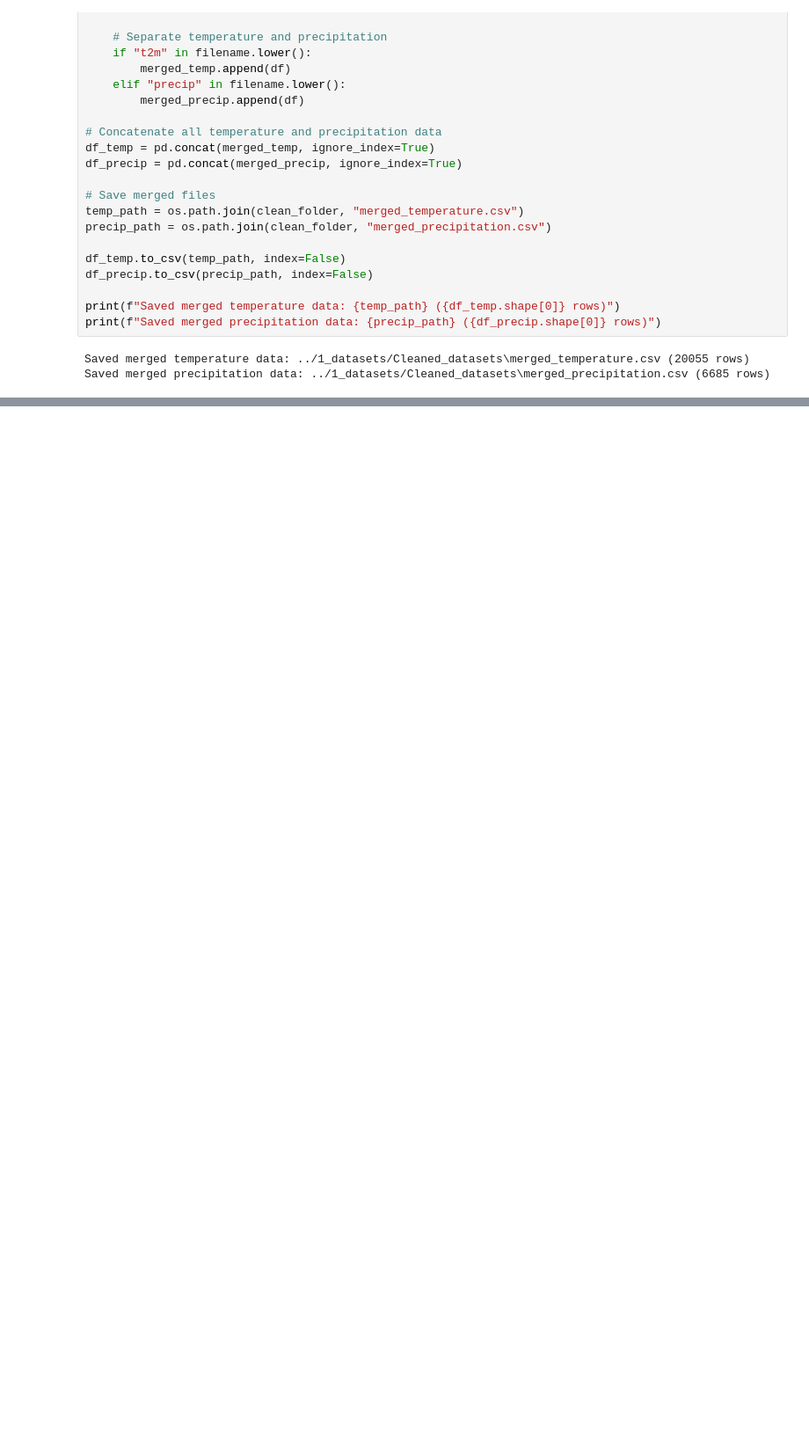
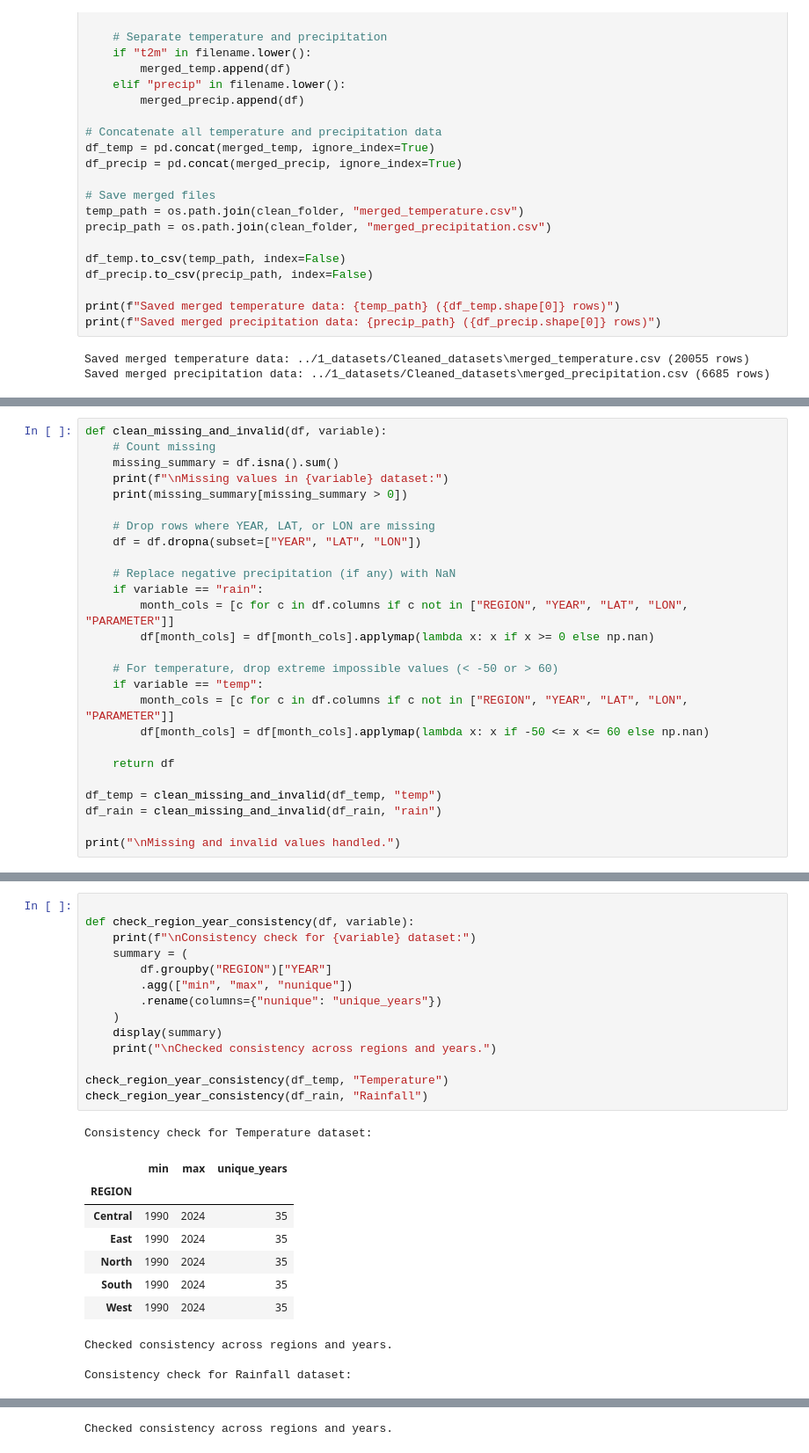
Before and after one commit to Mohamedmxz/MIT-ELO2-, a Jupyter notebook: 2_data_preparation/data_cleaning.ipynb, the cells around one changed output, grey strips where cells are left out. Shown at 88% size. Saved outputs shown, nothing was run; the diff lists cells and outputs as text; blank space fills up the shorter version.

Commit message:
adding the final script and cleaned datasets

```diff
--- a/2_data_preparation/data_cleaning.ipynb
+++ b/2_data_preparation/data_cleaning.ipynb
@@ -280,0 +338,26 @@ Saved merged precipitation data: ../1_datasets/Cleaned_datasets\merged_precipita
+# %%
+def clean_missing_and_invalid(df, variable):
+    # Count missing
+    missing_summary = df.isna().sum()
+    print(f"\nMissing values in {variable} dataset:")
+    print(missing_summary[missing_summary > 0])
+
+    # Drop rows where YEAR, LAT, or LON are missing
+    df = df.dropna(subset=["YEAR", "LAT", "LON"])
+
+    # Replace negative precipitation (if any) with NaN
+    if variable == "rain":
+        month_cols = [c for c in df.columns if c not in ["REGION", "YEAR", "LAT", "LON", "PARAMETER"]]
+        df[month_cols] = df[month_cols].applymap(lambda x: x if x >= 0 else np.nan)
+
+    # For temperature, drop extreme impossible values (< -50 or > 60)
+    if variable == "temp":
+        month_cols = [c for c in df.columns if c not in ["REGION", "YEAR", "LAT", "LON", "PARAMETER"]]
+        df[month_cols] = df[month_cols].applymap(lambda x: x if -50 <= x <= 60 else np.nan)
+
+    return df
+
+df_temp = clean_missing_and_invalid(df_temp, "temp")
+df_rain = clean_missing_and_invalid(df_rain, "rain")
+
+print("\nMissing and invalid values handled.")
@@ -280,0 +382,26 @@ Saved merged precipitation data: ../1_datasets/Cleaned_datasets\merged_precipita
+# %%
+
+def check_region_year_consistency(df, variable):
+    print(f"\nConsistency check for {variable} dataset:")
+    summary = (
+        df.groupby("REGION")["YEAR"]
+        .agg(["min", "max", "nunique"])
+        .rename(columns={"nunique": "unique_years"})
+    )
+    display(summary)
+    print("\nChecked consistency across regions and years.")
+
+check_region_year_consistency(df_temp, "Temperature")
+check_region_year_consistency(df_rain, "Rainfall")
+# %% [output]
+Consistency check for Temperature dataset:
+|  | min | max | unique_years |
+| REGION |  |  |  |
+| Central | 1990 | 2024 | 35 |
+| East | 1990 | 2024 | 35 |
+| North | 1990 | 2024 | 35 |
+| South | 1990 | 2024 | 35 |
+| West | 1990 | 2024 | 35 |
+Checked consistency across regions and years.
+
+Consistency check for Rainfall dataset:
@@ -280,0 +415 @@ Saved merged precipitation data: ../1_datasets/Cleaned_datasets\merged_precipita
+Checked consistency across regions and years.
```
Also changed, not shown: parts of 8 cells of this notebook, 2 other files.
